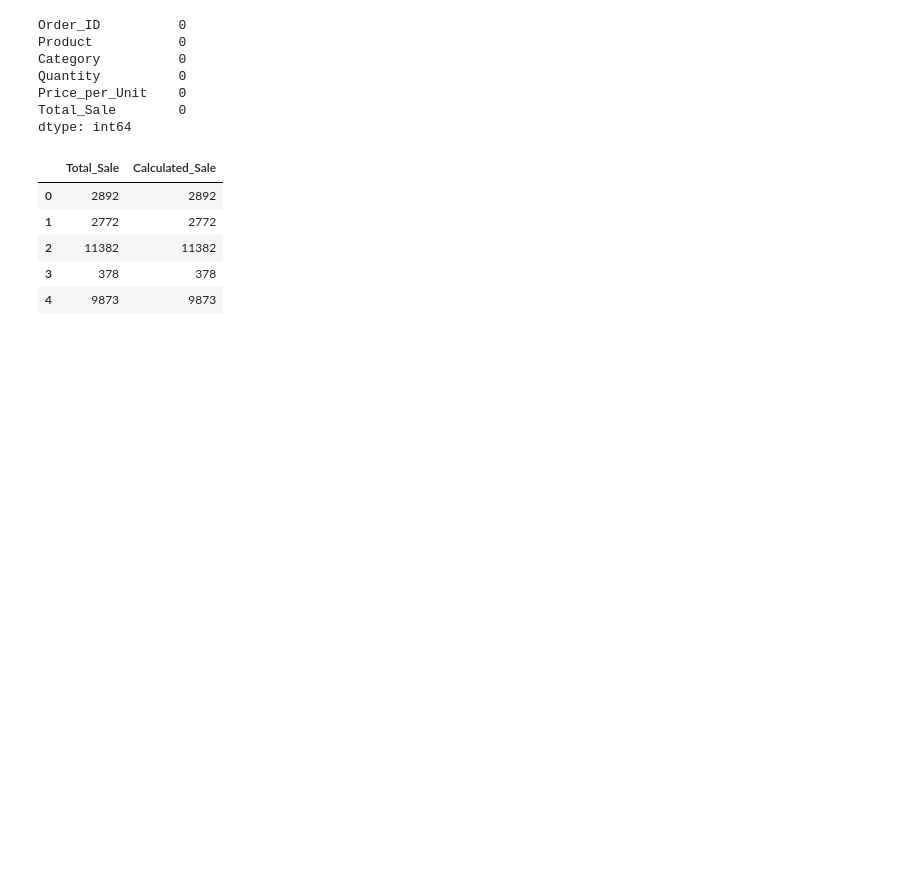
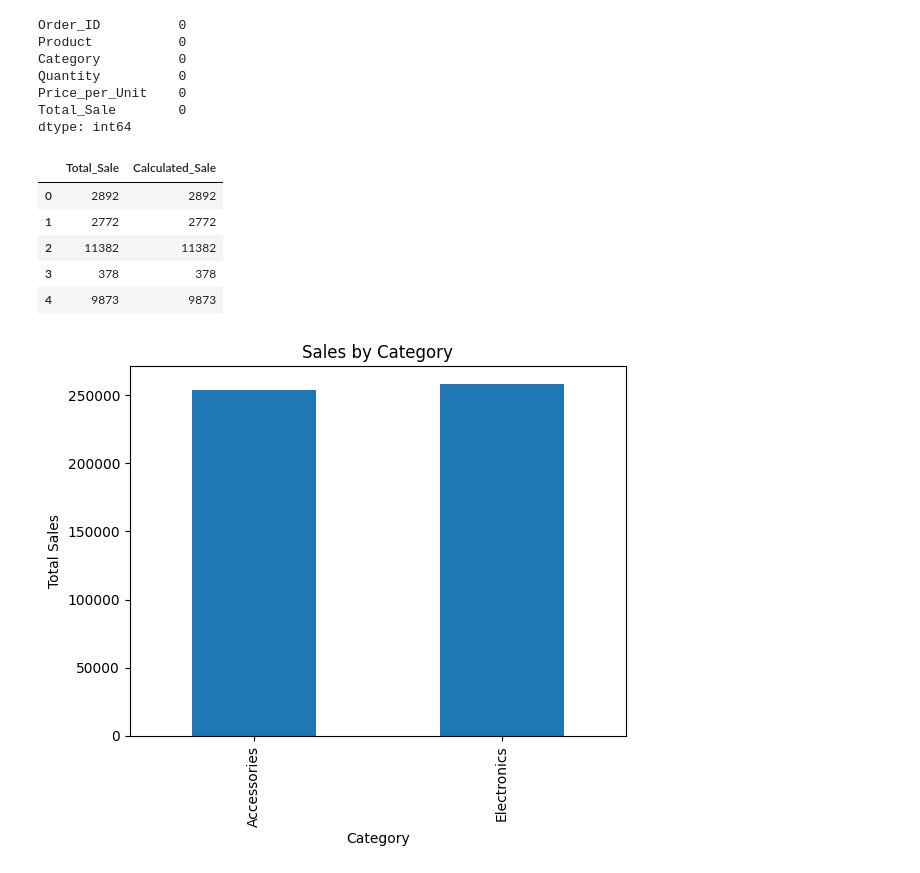
Before and after one commit to saikiran-18-sai/ecommerce-sales-analysis, a Jupyter notebook: notebooks/data_loading.ipynb, the cells around one changed output. Cells and saved outputs as stored; diff of their text form; code cells hidden in the pictures; blank space fills up the shorter version.

Commit message:
Week 4: visualizations and business insights

```diff
--- a/notebooks/data_loading.ipynb
+++ b/notebooks/data_loading.ipynb
@@ -49,7 +51,8 @@ Price_per_Unit    0
 Total_Sale        0
 dtype: int64
 # %%
-df['Calculated_Sale'] = df['Quantity'] * df['Price_per_Unit']
+df['Calculated_Sale'] = df['Quantity'] * df['Price_p' \
+'er_Unit']
 df[['Total_Sale','Calculated_Sale']].head()
 # %% [output]
 |  | Total_Sale | Calculated_Sale |
@@ -58,3 +61,16 @@ df[['Total_Sale','Calculated_Sale']].head()
 | 2 | 11382 | 11382 |
 | 3 | 378 | 378 |
 | 4 | 9873 | 9873 |
+# %%
+
+category_sales = df.groupby('Category')['Total_Sale'].sum()
+
+category_sales.plot(kind='bar')
+
+plt.title("Sales by Category")
+plt.xlabel("Category")
+plt.ylabel("Total Sales")
+
+plt.show()
+# %% [output]
+[figure, added]
```
Also changed, not shown: parts of 5 cells of this notebook.
